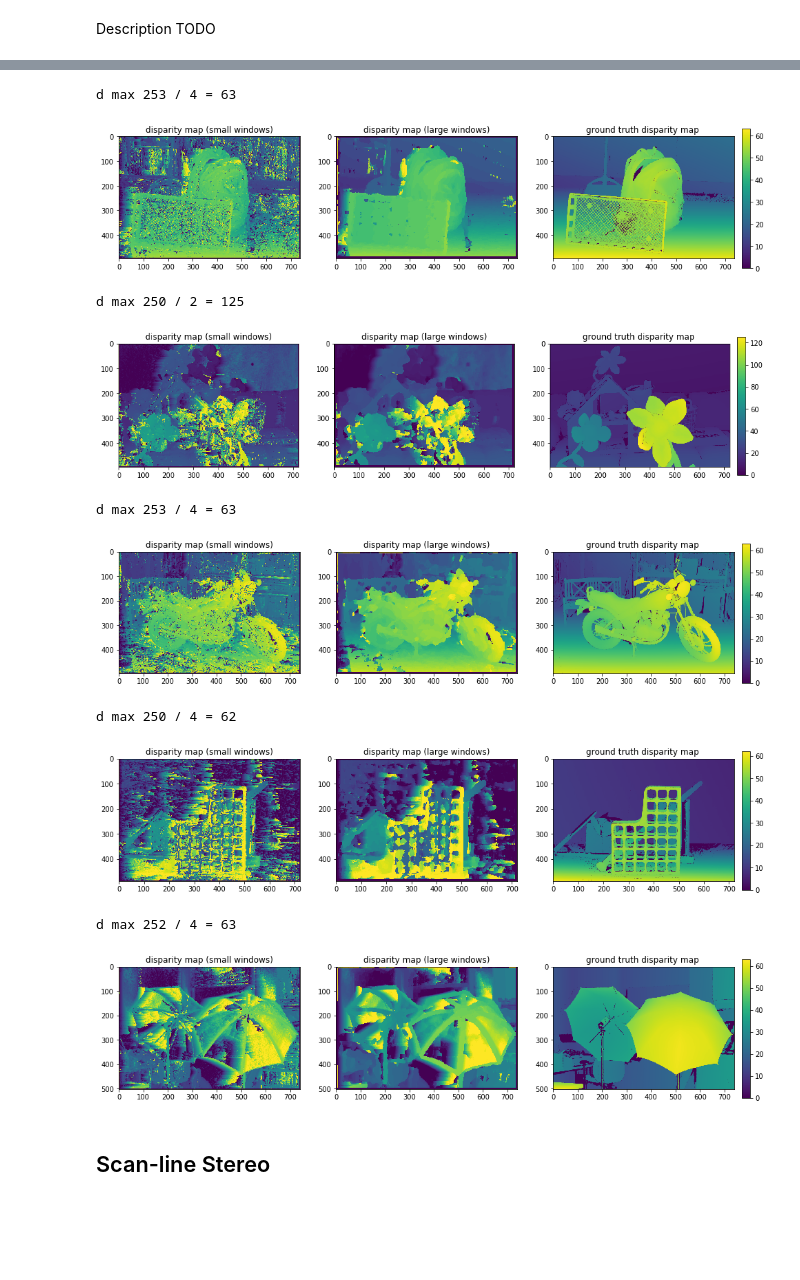
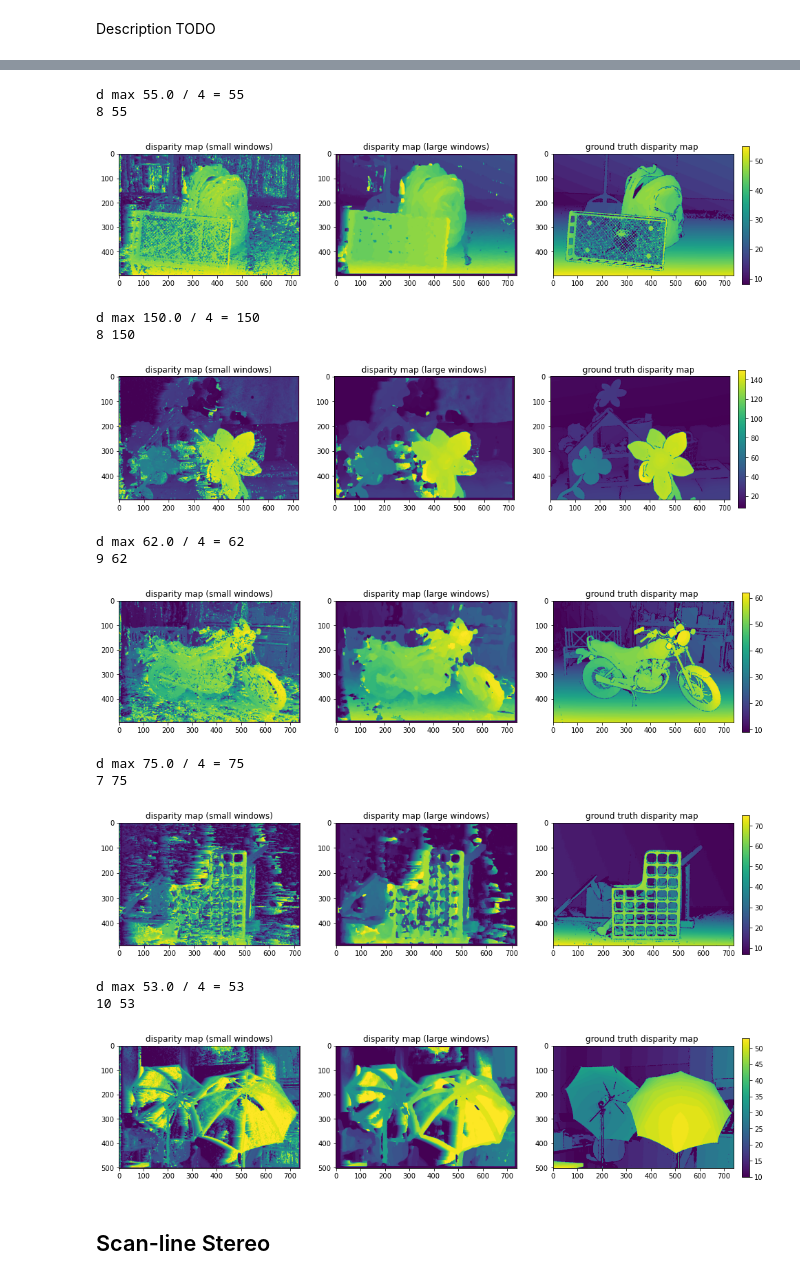
Before and after one commit to sonybean20/stereo, a Jupyter notebook: report.ipynb, the cells around one changed output, grey strips where cells are left out. Saved outputs shown, nothing was run; the diff lists cells and outputs as text; code cells hidden in the pictures; blank space fills up the shorter version.

```diff
--- a/report.ipynb
+++ b/report.ipynb
@@ -173,6 +177,7 @@ division_factor = {
     'Umbrella-imperfect': 4,
 }
 mb_img = {}
+
 for d in os.listdir(input_prefix):
     mb_im_left = cv2.cvtColor(cv2.imread(input_prefix + d + "/im0.png"), cv2.COLOR_RGB2BGR)
     mb_im_right = cv2.cvtColor(cv2.imread(input_prefix + d + "/im1.png"), cv2.COLOR_RGB2BGR)
@@ -180,53 +185,60 @@ for d in os.listdir(input_prefix):
     # scale the images
     dim = (int(mb_im_left.shape[1] / 4), int(mb_im_left.shape[0] /4))
     mb_im_left = cv2.resize(mb_im_left, dim, interpolation = cv2.INTER_AREA)
     mb_im_right = cv2.resize(mb_im_right, dim, interpolation = cv2.INTER_AREA)
 
-    mb_im_gt = cv2.imread(input_prefix  + d + "/disp0.pfm", cv2.IMREAD_UNCHANGED)
-    mb_im_gt[mb_im_gt==np.inf] = 0
-    mb_im_gt = cv2.normalize(mb_im_gt, None, 0, 255, cv2.NORM_MINMAX).astype(np.uint8)
-    mb_im_gt = apply_colormap(mb_im_gt)
+    mb_im_gt, val = load_pfm(input_prefix  + d + "/disp0.pfm", ) # cv2.IMREAD_UNCHANGED)
+    mb_im_gt = np.flip(mb_im_gt, axis = 0)
     mb_im_gt = cv2.resize(mb_im_gt, dim, interpolation = cv2.INTER_AREA)
 
-    mb_d_min = np.amin(mb_im_gt[mb_im_gt != 0]) // division_factor[d]
-    mb_d_max = np.amax(mb_im_gt[mb_im_gt != 0]) // division_factor[d]
+    mb_d_min =  int(np.amin(mb_im_gt[mb_im_gt != np.inf]) // 4)
+    mb_d_max = int(np.amax(mb_im_gt[mb_im_gt != np.inf]) // 4)
+    mb_im_gt[mb_im_gt==np.inf] = 0
+    mb_im_gt = mb_im_gt //4
 
-    print(f'd max {np.amax(mb_im_gt[mb_im_gt != 0])} / {division_factor[d]} = {mb_d_max}')
+    print(f'd max {np.amax(mb_im_gt[mb_im_gt != 0])} / 4 = {mb_d_max}')
 
     # store in dictionary for later use
     mb_img[d] = {
         'left': mb_im_left,
         'right': mb_im_right,
         'gt': mb_im_gt,
         'd_min': mb_d_min,
         'd_max': mb_d_max
     }
 
+    print(mb_d_min, mb_d_max)
+
     dispMap_small = Dmap_Windows(mb_im_left, mb_im_right, mb_d_min, mb_d_max, 4)
     dispMap_large = Dmap_Windows(mb_im_left, mb_im_right, mb_d_min, mb_d_max, 15)
     fig = plt.figure(figsize = (16, 7))
     plt.subplot(131)
     plt.title("disparity map (small windows)")
-    plt.imshow(dispMap_small, vmin = 0, vmax = mb_d_max)
+    plt.imshow(dispMap_small, vmin = mb_d_min, vmax = mb_d_max)
     plt.subplot(132)
     plt.title("disparity map (large windows)")
-    plt.imshow(dispMap_large, vmin = 0, vmax = mb_d_max)
+    plt.imshow(dispMap_large, vmin = mb_d_min, vmax = mb_d_max)
     plt.subplot(133)
     plt.title("ground truth disparity map ")
-    plt.imshow(mb_im_gt, vmin = 0, vmax = mb_d_max)
+    plt.imshow(mb_im_gt, vmin = mb_d_min, vmax = mb_d_max)
     plt.colorbar(cax=plt.axes([0.91, 0.3, 0.01, 0.4]))
     plt.show()
 # %% [output]
-d max 253 / 4 = 63
+d max 55.0 / 4 = 55
+8 55
-[figure, old version]
+[figure, new version]
-d max 250 / 2 = 125
+d max 150.0 / 4 = 150
+8 150
-[figure, old version]
+[figure, new version]
-d max 253 / 4 = 63
+d max 62.0 / 4 = 62
+9 62
-[figure, old version]
+[figure, new version]
-d max 250 / 4 = 62
+d max 75.0 / 4 = 75
+7 75
-[figure, old version]
+[figure, new version]
-d max 252 / 4 = 63
+d max 53.0 / 4 = 53
+10 53
-[figure, old version]
+[figure, new version]
 # %% [markdown]
 ## Scan-line Stereo
 # %% [markdown]
```
Also changed, not shown: parts of 4 cells of this notebook.
